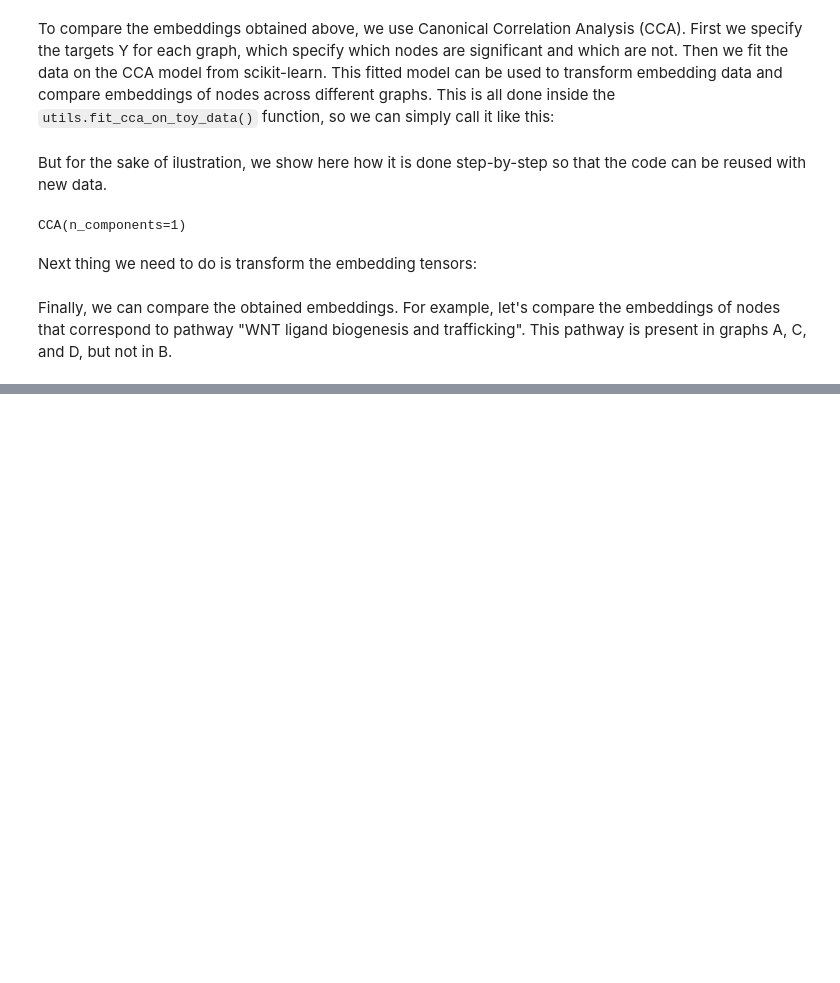
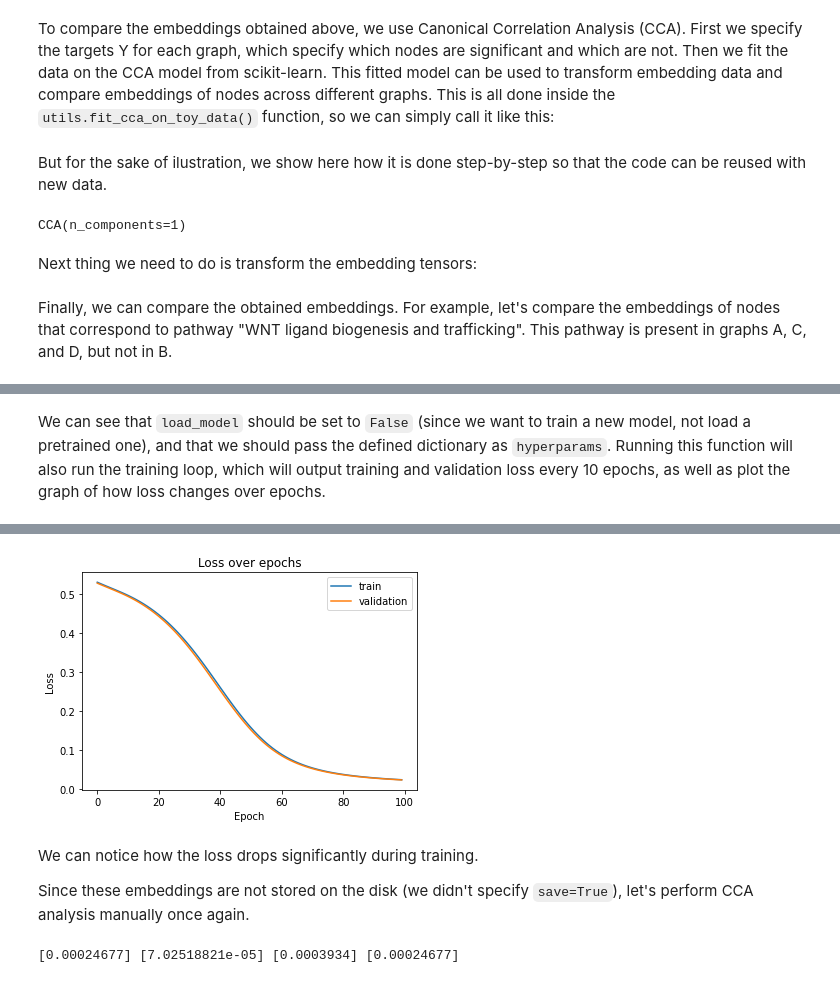
Before and after one commit to reactome/reactome_gnn, a Jupyter notebook: demo/reactome_gnn_demo.ipynb, the cells around one changed output, grey strips where cells are left out. Cells and saved outputs as stored; diff of their text form; code cells hidden in the pictures; blank space fills up the shorter version.

```diff
--- a/demo/reactome_gnn_demo.ipynb
+++ b/demo/reactome_gnn_demo.ipynb
@@ -213,0 +227,9 @@ We can see that the values returned are identical in the case of A and D, as it
+# %%
+hyperparameters = {
+        'num_epochs': 100,
+        'dim_latent': 4,
+        'num_layers': 4,
+        'batch_size': 1,
+        'device': 'cuda' if torch.cuda.is_available() else 'cpu',
+        'lr': 1e-3,
+}
@@ -213,0 +258,5 @@ We can see that the values returned are identical in the case of A and D, as it
+# %% [markdown]
+We can see that `load_model` should be set to `False` (since we want to train a new model, not load a pretrained one), and that we should pass the defined dictionary as `hyperparams`. Running this function will also run the training loop, which will output training and validation loss every 10 epochs, as well as plot the graph of how loss changes over epochs.
+# %%
+embedding_dict = utils.create_embeddings(data_dir='data/example', load_model=False, hyperparams=hyperparameters)
+# %% [output]
@@ -213,0 +283,5 @@ We can see that the values returned are identical in the case of A and D, as it
+[figure, added]
+# %% [markdown]
+We can notice how the loss drops significantly during training.
+
+Since these embeddings are not stored on the disk (we didn't specify `save=True`), let's perform CCA analysis manually once again.
@@ -213,0 +312,7 @@ We can see that the values returned are identical in the case of A and D, as it
+# %%
+stid = name_to_id['WNT ligand biogenesis and trafficking']
+idx = sorted_stid_list.index(stid)
+
+print(emb_A_t[idx], emb_B_t[idx], emb_C_t[idx], emb_D_t[idx])
+# %% [output]
+[0.00024677] [7.02518821e-05] [0.0003934] [0.00024677]
```
Also changed, not shown: parts of 17 cells of this notebook.
